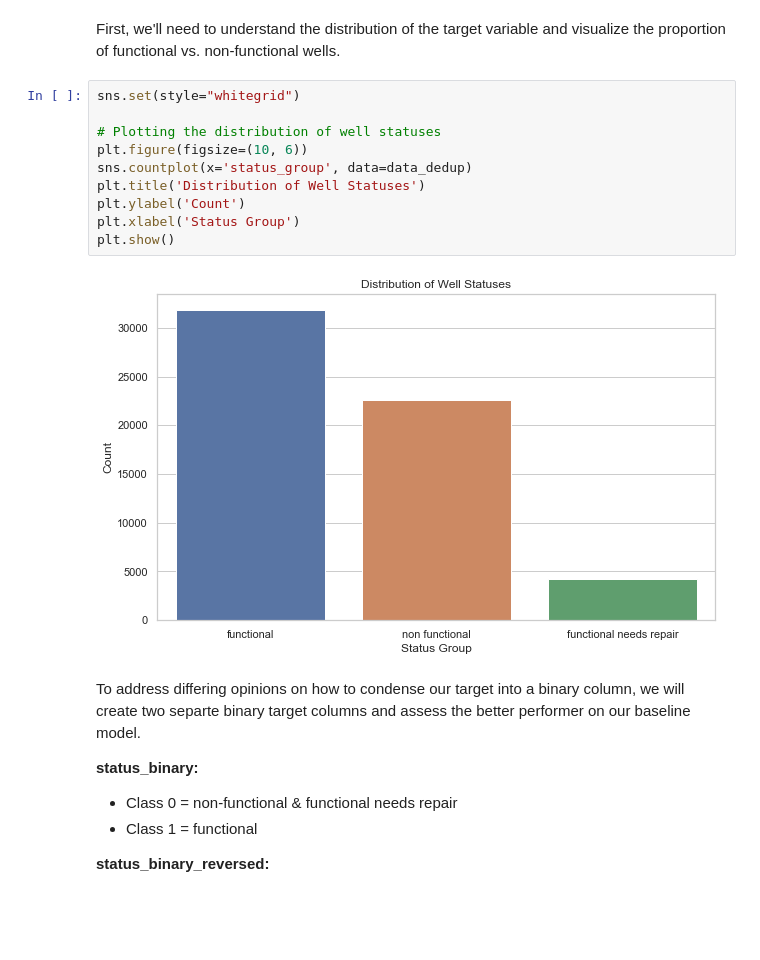
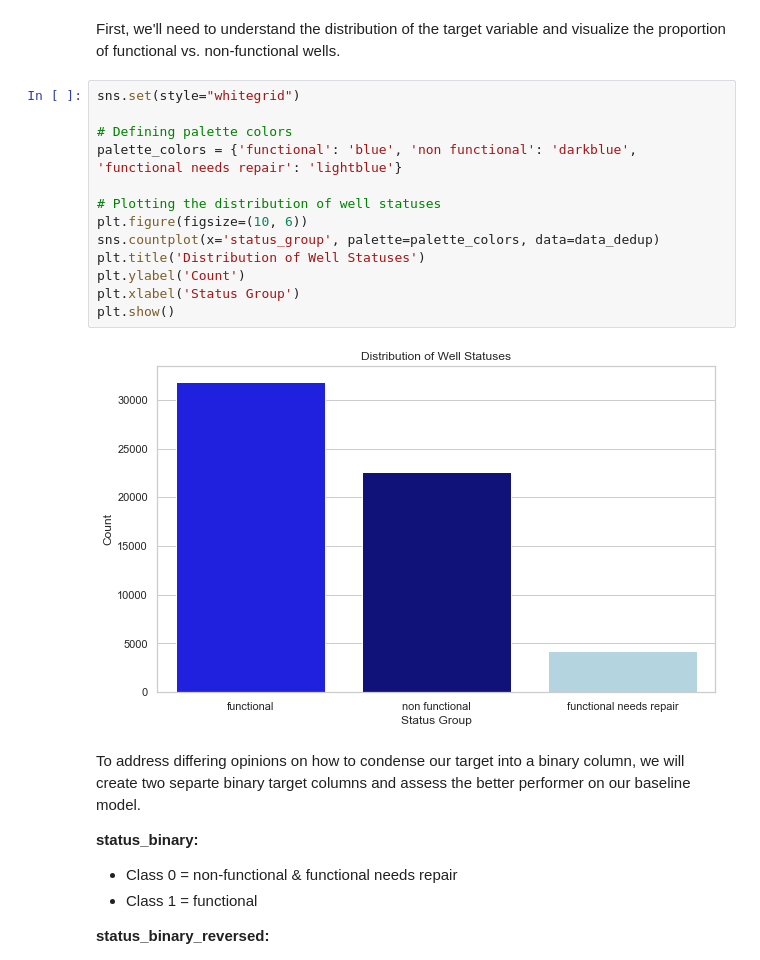
Before and after one commit to GoknurK/Tanzania-Water-Wells-Status-Prediction, a Jupyter notebook: well_detection_ML_algorithms.ipynb, the cells around one changed output. Cells and saved outputs as stored; diff of their text form; blank space fills up the shorter version.

```diff
--- a/well_detection_ML_algorithms.ipynb
+++ b/well_detection_ML_algorithms.ipynb
@@ -426,15 +414,18 @@ First, we'll need to understand the distribution of the target variable and visu
 # %%
 sns.set(style="whitegrid")
 
+# Defining palette colors
+palette_colors = {'functional': 'blue', 'non functional': 'darkblue', 'functional needs repair': 'lightblue'}
+
 # Plotting the distribution of well statuses
 plt.figure(figsize=(10, 6))
-sns.countplot(x='status_group', data=data_dedup)
+sns.countplot(x='status_group', palette=palette_colors, data=data_dedup)
 plt.title('Distribution of Well Statuses')
 plt.ylabel('Count')
 plt.xlabel('Status Group')
 plt.show()
 # %% [output]
-[figure, old version]
+[figure, new version]
 # %% [markdown]
 To address differing opinions on how to condense our target into a binary column, we will create two separte binary target columns and assess the better performer on our baseline model.
 
```
Also changed, not shown: parts of 6 cells of this notebook, 2 other files.
